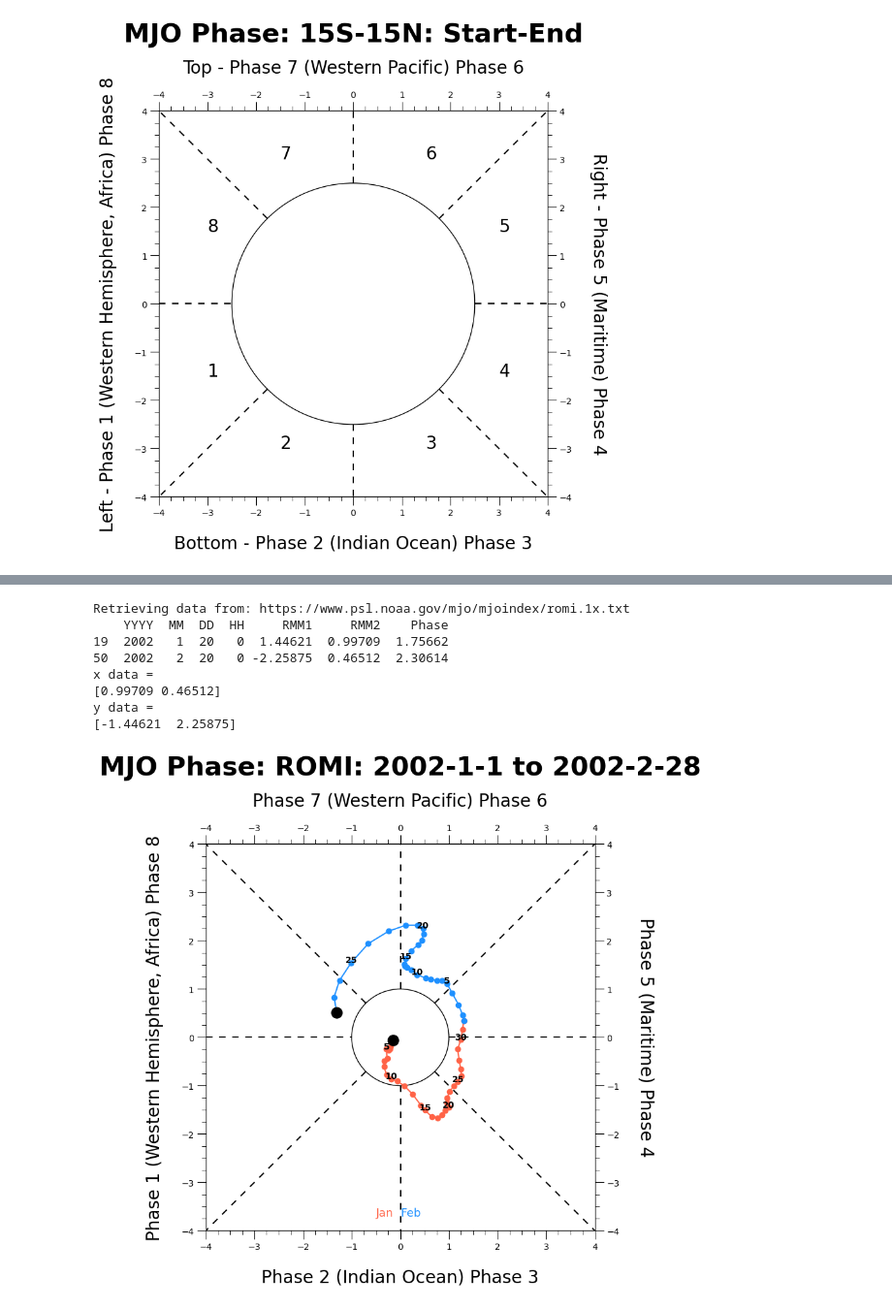
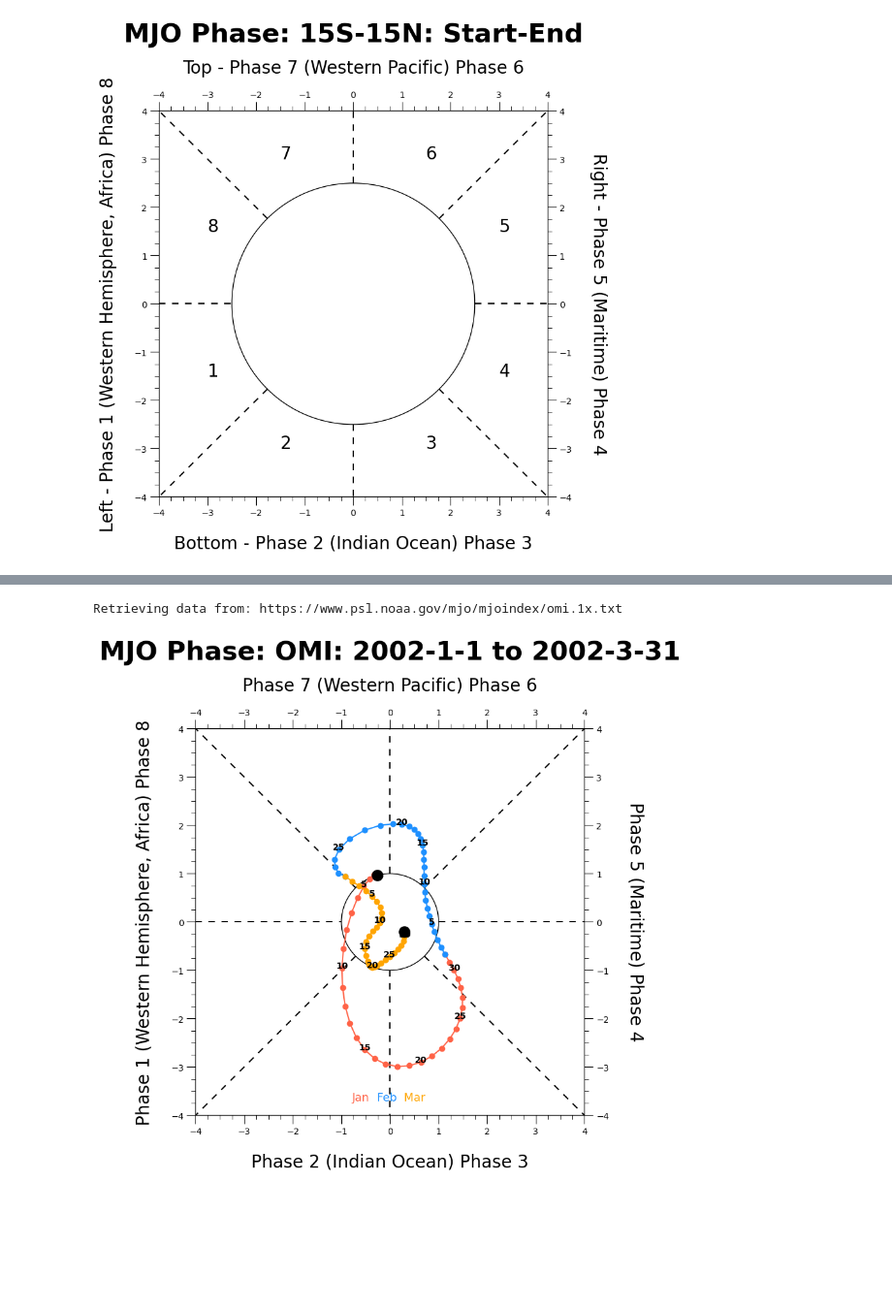
Before and after one commit to cyschneck/geocat-research, a Jupyter notebook: mjo/mjo_phase_background.ipynb, the cells around one changed output, grey strips where cells are left out. Shown at 97% size. Saved outputs shown, nothing was run; the diff lists cells and outputs as text; code cells hidden in the pictures; blank space fills up the shorter version.

```diff
--- a/mjo/mjo_phase_background.ipynb
+++ b/mjo/mjo_phase_background.ipynb
@@ -207,8 +211,9 @@ import numpy as np
 def mjo_phase_plot(is_darkmode=False,
                   data=None,
                   radius=1,
-                   display_phase_number=True,
-                  phase_type=None):
+                  display_phase_number=True,
+                  phase_type=None,
+                  month_colors=[]):
     if is_darkmode:
         plt.style.use("dark_background") # dark mode for testing
         color_dm = "white"
@@ -345,21 +350,26 @@ def mjo_phase_plot(is_darkmode=False,
     plt.title(f"MJO Phase: {phase_type}: {start_date} to {end_date}", fontsize=30, fontweight="bold", pad=20)
 
     # Setup Months Text at Bottom of Plot
-    colors = ["tomato", "dodgerblue", "orange", "green", "magenta", "yellow",
-              "pink", "cyan", "gold", "lime", "darkviolet", "olive"]
+    if len(month_colors) == 0:
+        # default colors for all twelve months
+        month_colors = ["tomato", "dodgerblue", "orange", "green", "magenta", "yellow",
+                        "pink", "cyan", "gold", "lime", "darkviolet", "olive"]
 
     month_dict = {1: "Jan", 2: "Feb", 3: "Mar", 4: "Apr", 5: "May", 6: "Jun",
                   7: "Jul", 8: "Aug", 9: "Sep", 10: "Oct", 11: "Nov", 12: "Dec"}
 
     all_months = data["MM"].unique()
-    months = [color for month_mm, color in month_dict.items() if month_mm in all_months]
+    all_month_names = [month_name for month_mm, month_name in month_dict.items() if month_mm in all_months] # convert number to name (exmaple: 01 to Jan)
+    #if len(month_colors) != len(all_month_names):
+    #    print(f"colors list mismatch with months number: {len(month_colors)} != {len(all_month_names)}")
+    #    return
 
-    start_index = -3.3 + ((12 - len(months))* 0.28)
-
-    for i, month in enumerate(months):
+    # dynamic spacing for months
+    start_index = -3.3 + ((12 - len(all_month_names))* 0.28)
+    for i, month in enumerate(all_month_names):
         if i == 0:
             # First Element
-            text = ax.text(start_index, -3.7, month, color=colors[i], fontsize=13)
+            text = ax.text(start_index, -3.7, month, color=month_colors[i], fontsize=13)
         else:
             # Remaining Elements
             text = ax.annotate(f"  {month}",
@@ -367,7 +377,7 @@ def mjo_phase_plot(is_darkmode=False,
                                xy=(1, 0),
                                verticalalignment="bottom",
                                fontsize=13,
-                               color=colors[i])
+                               color=month_colors[i])
 
         # filter data based on each month
         last_index = data[data["MM"] == all_months[i] ].index[-1]
@@ -381,21 +391,14 @@ def mjo_phase_plot(is_darkmode=False,
         y_data = -filtered_df["RMM1"]
 
         # Plot data
-        plt.plot(x_data, y_data, zorder=1, c=colors[i])
-        plt.scatter(x_data, y_data, zorder=1, c=colors[i])
+        plt.plot(x_data, y_data, zorder=1, c=month_colors[i])
+        plt.scatter(x_data, y_data, zorder=1, c=month_colors[i])
 
         # plot dark mark at the start and end
         if i == 0:
             plt.scatter(x_data.iloc[[0]], y_data.iloc[[0]], c=color_dm, s=150)
-        if i+1 == len(months):
+        if i+1 == len(all_month_names):
             plt.scatter(x_data.iloc[[-1]], y_data.iloc[[-1]], c=color_dm, s=150)
-
-    check_date = 20
-    print(data[(data["DD"] == check_date)])
-    print("x data =")
-    print(data[(data["DD"] == check_date)]["RMM2"].values)
-    print("y data =")
-    print(-data[(data["DD"] == check_date)]["RMM1"].values)
 
     # Annotate text every 5 days
     days_text = [5, 10, 15, 20, 25, 30]
@@ -410,26 +413,19 @@ def mjo_phase_plot(is_darkmode=False,
                 fontweight="bold")
     plt.show()
 # %%
-type_of_phase = "ROMI"
+type_of_phase = "OMI"
 noaa_df = retrieve_NOAA_data(type_of_phase)
 
 #df_2002 = noaa_df[noaa_df["YYYY"] == 2002]
 #df_2002 = noaa_df[(noaa_df["YYYY"] == 2002) & ((noaa_df["MM"] == 1))]
-df_2002 = noaa_df[(noaa_df["YYYY"] == 2002) & ((noaa_df["MM"] == 1) | (noaa_df["MM"] == 2))]
-#df_2002 = noaa_df[(noaa_df["YYYY"] == 2002) & ((noaa_df["MM"] == 1) | (noaa_df["MM"] == 2) | (noaa_df["MM"] == 3))]
+#df_2002 = noaa_df[(noaa_df["YYYY"] == 2002) & ((noaa_df["MM"] == 1) | (noaa_df["MM"] == 2))]
+df_2002 = noaa_df[(noaa_df["YYYY"] == 2002) & ((noaa_df["MM"] == 1) | (noaa_df["MM"] == 2) | (noaa_df["MM"] == 3))]
 
 mjo_phase_plot(is_darkmode=False,
                radius=1,
                data=df_2002,
                phase_type=type_of_phase,
                display_phase_number=False)
 # %% [output]
-Retrieving data from: https://www.psl.noaa.gov/mjo/mjoindex/romi.1x.txt
-    YYYY  MM  DD  HH     RMM1     RMM2    Phase
-19  2002   1  20   0  1.44621  0.99709  1.75662
-50  2002   2  20   0 -2.25875  0.46512  2.30614
-x data =
-[0.99709 0.46512]
-y data =
-[-1.44621  2.25875]
+Retrieving data from: https://www.psl.noaa.gov/mjo/mjoindex/omi.1x.txt
-[figure, old version]
+[figure, new version]
```
Also changed, not shown: parts of 3 cells of this notebook.
